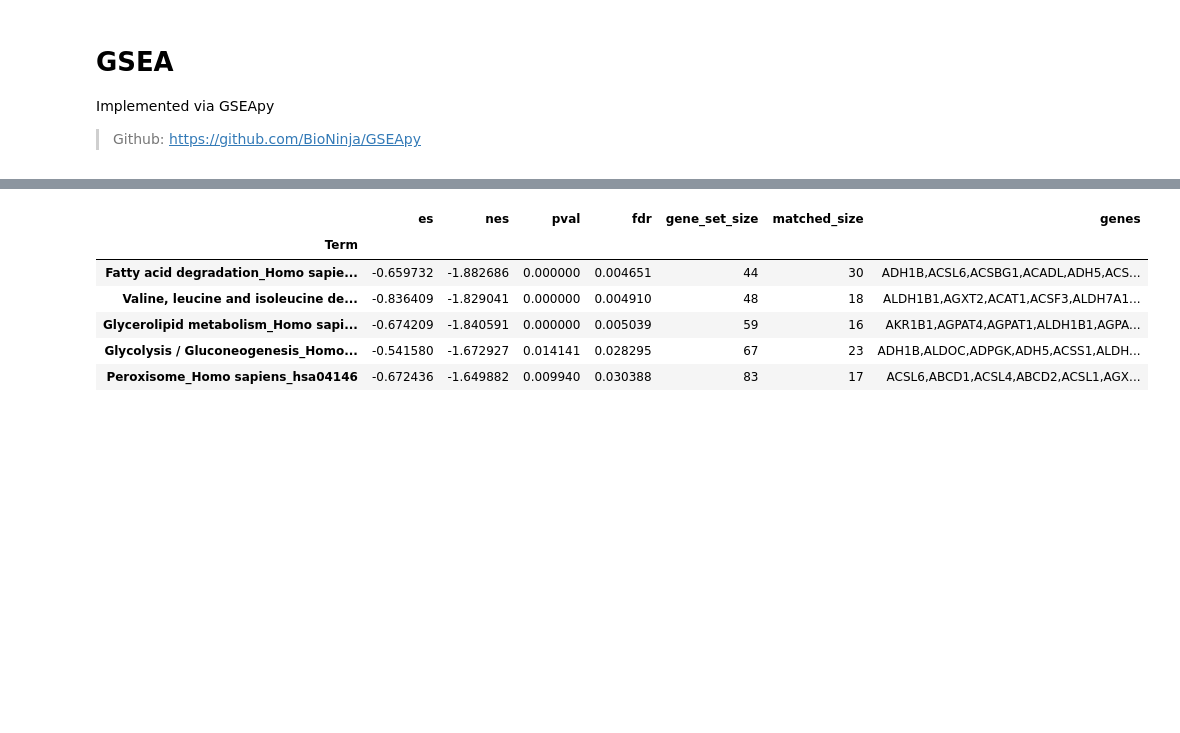
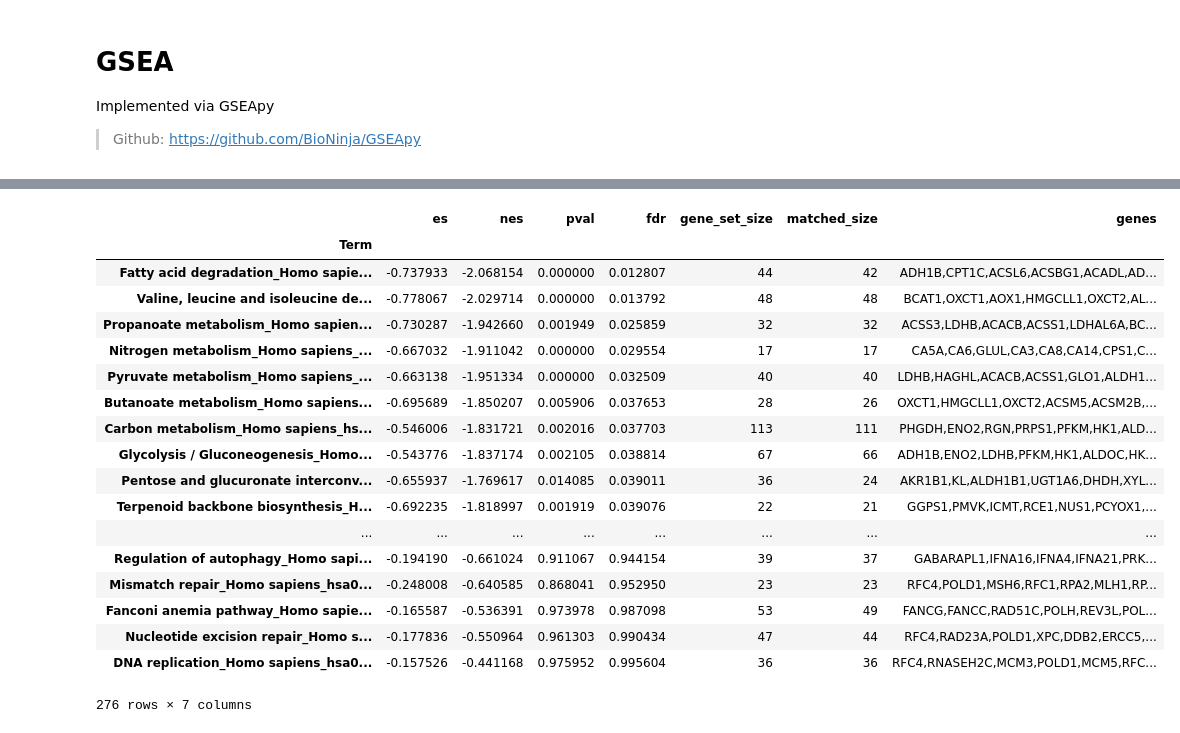
Before and after one commit to iseekwonderful/PyPathway, a Jupyter notebook: examples/analysis/GSEA.ipynb, the cells around one changed output, grey strips where cells are left out. Cells and saved outputs as stored; diff of their text form; code cells hidden in the pictures; blank space fills up the shorter version.

```diff
--- a/examples/analysis/GSEA.ipynb
+++ b/examples/analysis/GSEA.ipynb
@@ -12,17 +30,29 @@ phenoA, phenoB, class_vector = GSEA.parse_class_vector("data/GSE4107.cls")
 # load the table
 gene_exp = pd.read_excel("data/GSE4107.xlsx")
 # %%
-r = GSEA.run(data=gene_exp.iloc[:1000], gmt="KEGG_2016", cls=class_vector)
+r = GSEA.run(data=gene_exp, gmt="KEGG_2016", cls=class_vector)
 # %%
-r.table.head()
+r.table.sort_values("fdr")
 # %% [output]
 |  | es | nes | pval | fdr | gene_set_size | matched_size | genes |
 | Term |  |  |  |  |  |  |  |
-| Fatty acid degradation_Homo sapie... | -0.659732 | -1.882686 | 0.000000 | 0.004651 | 44 | 30 | ADH1B,ACSL6,ACSBG1,ACADL,ADH5,ACS... |
-| Valine, leucine and isoleucine de... | -0.836409 | -1.829041 | 0.000000 | 0.004910 | 48 | 18 | ALDH1B1,AGXT2,ACAT1,ACSF3,ALDH7A1... |
-| Glycerolipid metabolism_Homo sapi... | -0.674209 | -1.840591 | 0.000000 | 0.005039 | 59 | 16 | AKR1B1,AGPAT4,AGPAT1,ALDH1B1,AGPA... |
-| Glycolysis / Gluconeogenesis_Homo... | -0.541580 | -1.672927 | 0.014141 | 0.028295 | 67 | 23 | ADH1B,ALDOC,ADPGK,ADH5,ACSS1,ALDH... |
-| Peroxisome_Homo sapiens_hsa04146 | -0.672436 | -1.649882 | 0.009940 | 0.030388 | 83 | 17 | ACSL6,ABCD1,ACSL4,ABCD2,ACSL1,AGX... |
+| Fatty acid degradation_Homo sapie... | -0.737933 | -2.068154 | 0.000000 | 0.012807 | 44 | 42 | ADH1B,CPT1C,ACSL6,ACSBG1,ACADL,AD... |
+| Valine, leucine and isoleucine de... | -0.778067 | -2.029714 | 0.000000 | 0.013792 | 48 | 48 | BCAT1,OXCT1,AOX1,HMGCLL1,OXCT2,AL... |
+| Propanoate metabolism_Homo sapien... | -0.730287 | -1.942660 | 0.001949 | 0.025859 | 32 | 32 | ACSS3,LDHB,ACACB,ACSS1,LDHAL6A,BC... |
+| Nitrogen metabolism_Homo sapiens_... | -0.667032 | -1.911042 | 0.000000 | 0.029554 | 17 | 17 | CA5A,CA6,GLUL,CA3,CA8,CA14,CPS1,C... |
+| Pyruvate metabolism_Homo sapiens_... | -0.663138 | -1.951334 | 0.000000 | 0.032509 | 40 | 40 | LDHB,HAGHL,ACACB,ACSS1,GLO1,ALDH1... |
+| Butanoate metabolism_Homo sapiens... | -0.695689 | -1.850207 | 0.005906 | 0.037653 | 28 | 26 | OXCT1,HMGCLL1,OXCT2,ACSM5,ACSM2B,... |
+| Carbon metabolism_Homo sapiens_hs... | -0.546006 | -1.831721 | 0.002016 | 0.037703 | 113 | 111 | PHGDH,ENO2,RGN,PRPS1,PFKM,HK1,ALD... |
+| Glycolysis / Gluconeogenesis_Homo... | -0.543776 | -1.837174 | 0.002105 | 0.038814 | 67 | 66 | ADH1B,ENO2,LDHB,PFKM,HK1,ALDOC,HK... |
+| Pentose and glucuronate interconv... | -0.655937 | -1.769617 | 0.014085 | 0.039011 | 36 | 24 | AKR1B1,KL,ALDH1B1,UGT1A6,DHDH,XYL... |
+| Terpenoid backbone biosynthesis_H... | -0.692235 | -1.818997 | 0.001919 | 0.039076 | 22 | 21 | GGPS1,PMVK,ICMT,RCE1,NUS1,PCYOX1,... |
+| ... | ... | ... | ... | ... | ... | ... | ... |
+| Regulation of autophagy_Homo sapi... | -0.194190 | -0.661024 | 0.911067 | 0.944154 | 39 | 37 | GABARAPL1,IFNA16,IFNA4,IFNA21,PRK... |
+| Mismatch repair_Homo sapiens_hsa0... | -0.248008 | -0.640585 | 0.868041 | 0.952950 | 23 | 23 | RFC4,POLD1,MSH6,RFC1,RPA2,MLH1,RP... |
+| Fanconi anemia pathway_Homo sapie... | -0.165587 | -0.536391 | 0.973978 | 0.987098 | 53 | 49 | FANCG,FANCC,RAD51C,POLH,REV3L,POL... |
+| Nucleotide excision repair_Homo s... | -0.177836 | -0.550964 | 0.961303 | 0.990434 | 47 | 44 | RFC4,RAD23A,POLD1,XPC,DDB2,ERCC5,... |
+| DNA replication_Homo sapiens_hsa0... | -0.157526 | -0.441168 | 0.975952 | 0.995604 | 36 | 36 | RFC4,RNASEH2C,MCM3,POLD1,MCM5,RFC... |
+276 rows × 7 columns
 # %%
 r.plot()
 # %% [output]
```
Also changed, not shown: parts of 1 cell of this notebook, 16 other files.
